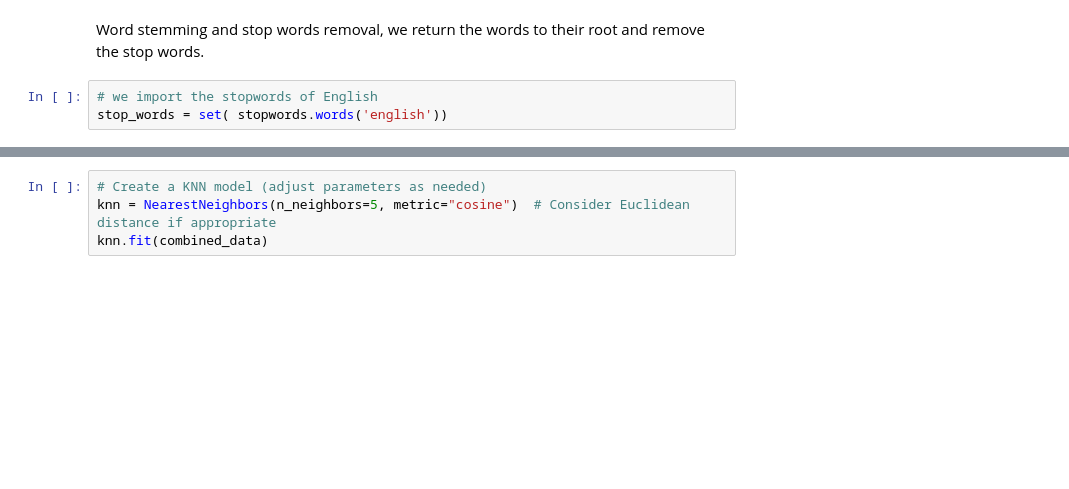
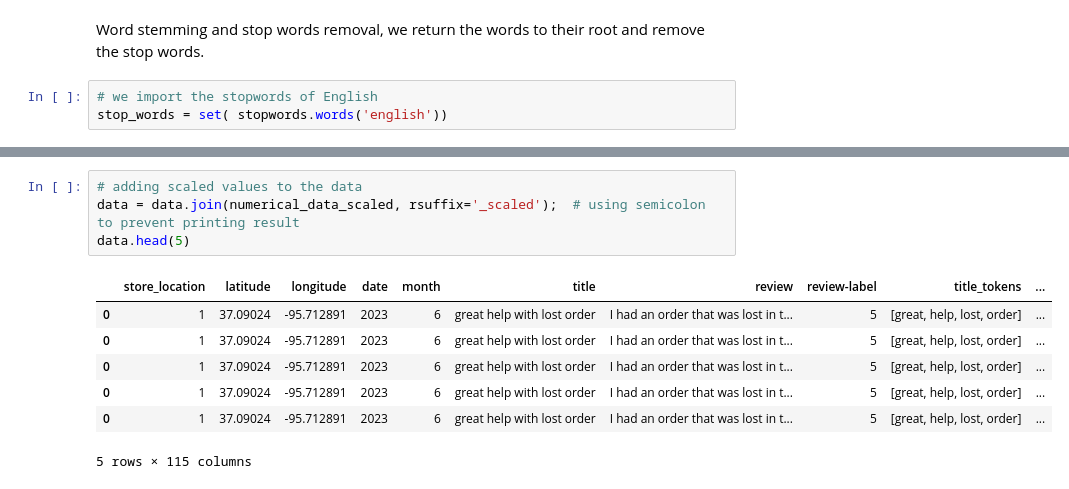
Before and after one commit to mohammedradman1/DSE_Term_Project, a Jupyter notebook: DSE_Term_Project_.ipynb, the cells around one changed output, grey strips where cells are left out. Drawn from its saved outputs; the diff is of its cells as text; blank space fills up the shorter version.

```diff
--- a/DSE_Term_Project_.ipynb
+++ b/DSE_Term_Project_.ipynb
@@ -582,4 +626,12 @@ ValueError: all input arrays must have the same shape
-# %%
-# Create a KNN model (adjust parameters as needed)
-knn = NearestNeighbors(n_neighbors=5, metric="cosine")  # Consider Euclidean distance if appropriate
-knn.fit(combined_data)
+# %%
+# adding scaled values to the data
+data = data.join(numerical_data_scaled, rsuffix='_scaled');  # using semicolon to prevent printing result
+data.head(5)
+# %% [output]
+|  | store_location | latitude | longitude | date | month | title | review | review-label | title_tokens | ... |
+| 0 | 1 | 37.09024 | -95.712891 | 2023 | 6 | great help with lost order | I had an order that was lost in t... | 5 | [great, help, lost, order] | ... |
+| 0 | 1 | 37.09024 | -95.712891 | 2023 | 6 | great help with lost order | I had an order that was lost in t... | 5 | [great, help, lost, order] | ... |
+| 0 | 1 | 37.09024 | -95.712891 | 2023 | 6 | great help with lost order | I had an order that was lost in t... | 5 | [great, help, lost, order] | ... |
+| 0 | 1 | 37.09024 | -95.712891 | 2023 | 6 | great help with lost order | I had an order that was lost in t... | 5 | [great, help, lost, order] | ... |
+| 0 | 1 | 37.09024 | -95.712891 | 2023 | 6 | great help with lost order | I had an order that was lost in t... | 5 | [great, help, lost, order] | ... |
+5 rows × 115 columns
```
Also changed, not shown: parts of 40 cells of this notebook.
